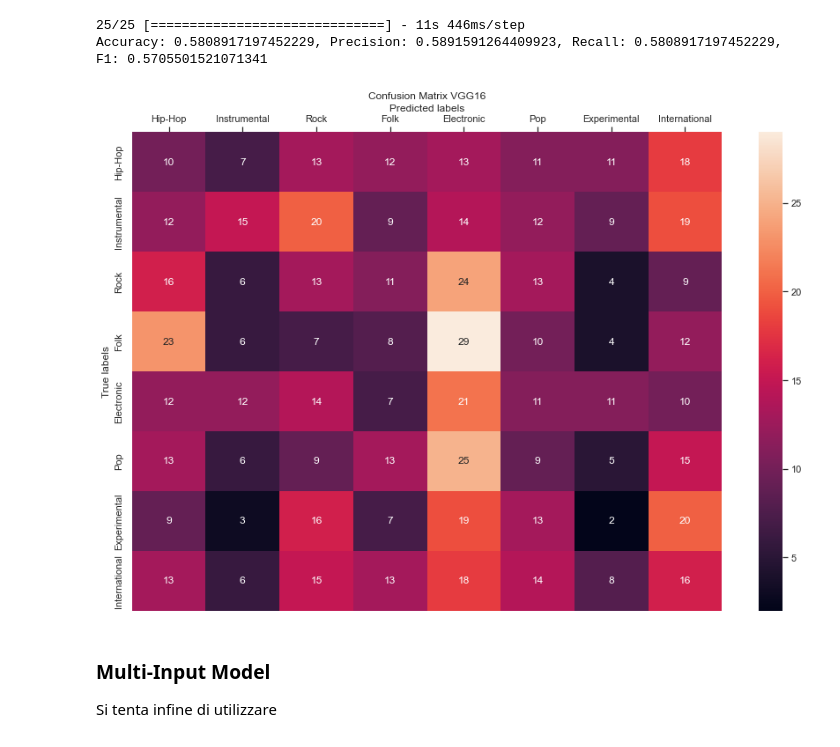
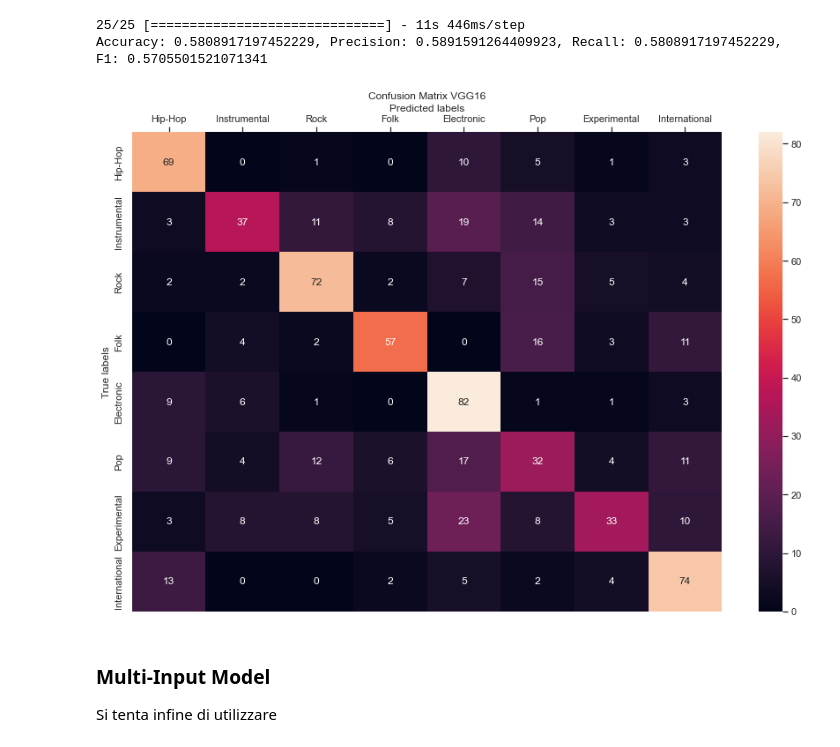
Before and after one commit to ThetaRangers/ML, a Jupyter notebook: mgrr.ipynb, the cells around one changed output. Drawn from its saved outputs; the diff is of its cells as text; code cells hidden in the pictures.

```diff
--- a/mgrr.ipynb
+++ b/mgrr.ipynb
@@ -1419,22 +1419,22 @@ print_results_classification_report(vgg_rp)
 25/25 [==============================] - 11s 446ms/step
 Accuracy: 0.5808917197452229, Precision: 0.5891591264409923, Recall: 0.5808917197452229, F1: 0.5705501521071341
 # %%
-cm = confusion_matrix(y_test, predictions_vgg.argmax(axis=1))
+cm = confusion_matrix(tf_test_data['label'], predictions_vgg.argmax(axis=1))
 f = plt.figure(figsize=(15,10))
 ax = f.add_subplot()
 
 sns.heatmap(cm, annot=True, fmt='g', ax=ax)
 ax.set_xlabel('Predicted labels')
 ax.xaxis.set_label_position('top')
 ax.set_ylabel('True labels')
 ax.set_title('Confusion Matrix VGG16')
 
 ax.xaxis.set_ticklabels(list(genres.keys()))
 ax.xaxis.set_ticks_position('top')
 ax.yaxis.set_ticklabels(list(genres.keys()));
 plt.show()
 # %% [output]
-[figure, old version]
+[figure, new version]
 # %% [markdown]
 ### Multi-Input Model
 Si tenta infine di utilizzare
```
Also changed, not shown: parts of 2 cells of this notebook.
